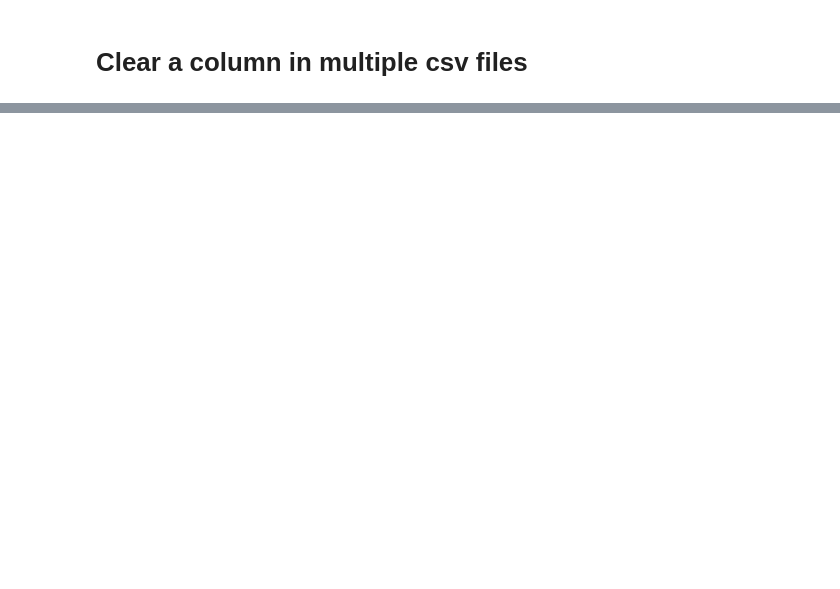
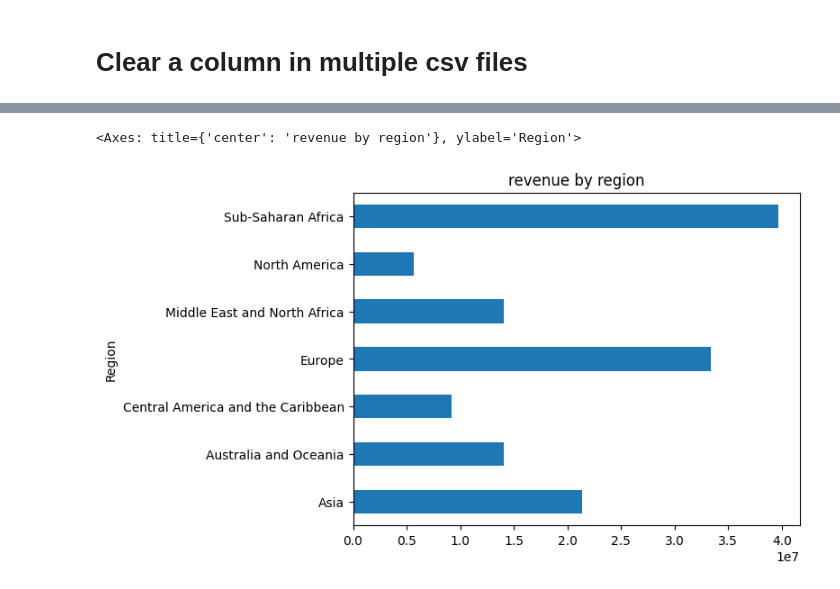
Before and after one commit to angelo-chu/python, a Jupyter notebook: csv_handling.ipynb, the cells around one changed output, grey strips where cells are left out. Saved outputs shown, nothing was run; the diff lists cells and outputs as text; code cells hidden in the pictures; blank space fills up the shorter version.

Commit message:
adding new use cases - chart plotting and groupby

```diff
--- a/csv_handling.ipynb
+++ b/csv_handling.ipynb
@@ -120,0 +116,3 @@ print("address column cleared in all files!")
+# %%
+df = pd.read_csv('/content/drive/My Drive/Coding/csv handling/Data/sales.csv')
+df.head()
@@ -120,0 +126,9 @@ print("address column cleared in all files!")
+# %%
+df.set_index('Region')
+
+#Calculate total revenue by region
+rev_by_region = df.groupby(['Region'])['Total Revenue'].sum()
+rev_by_region.plot.barh(title = "revenue by region", rot = 0)
+# %% [output]
+<Axes: title={'center': 'revenue by region'}, ylabel='Region'>
+[figure, added]
```
Also changed, not shown: parts of 8 cells of this notebook.
